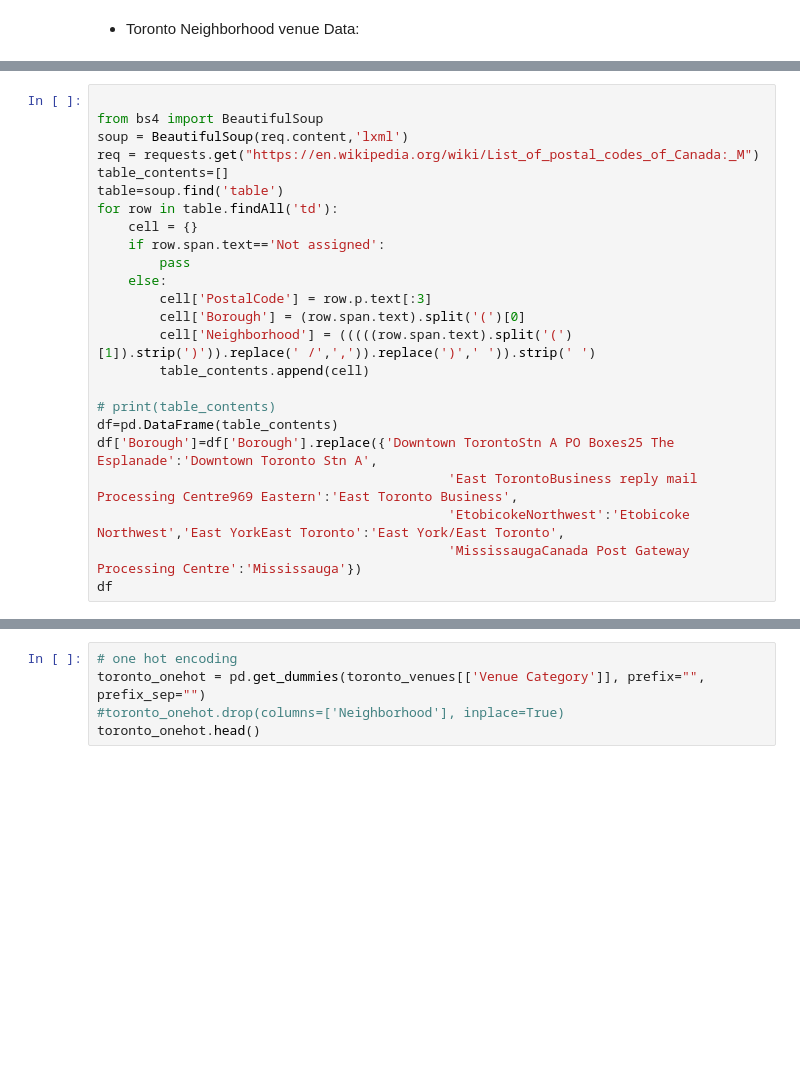
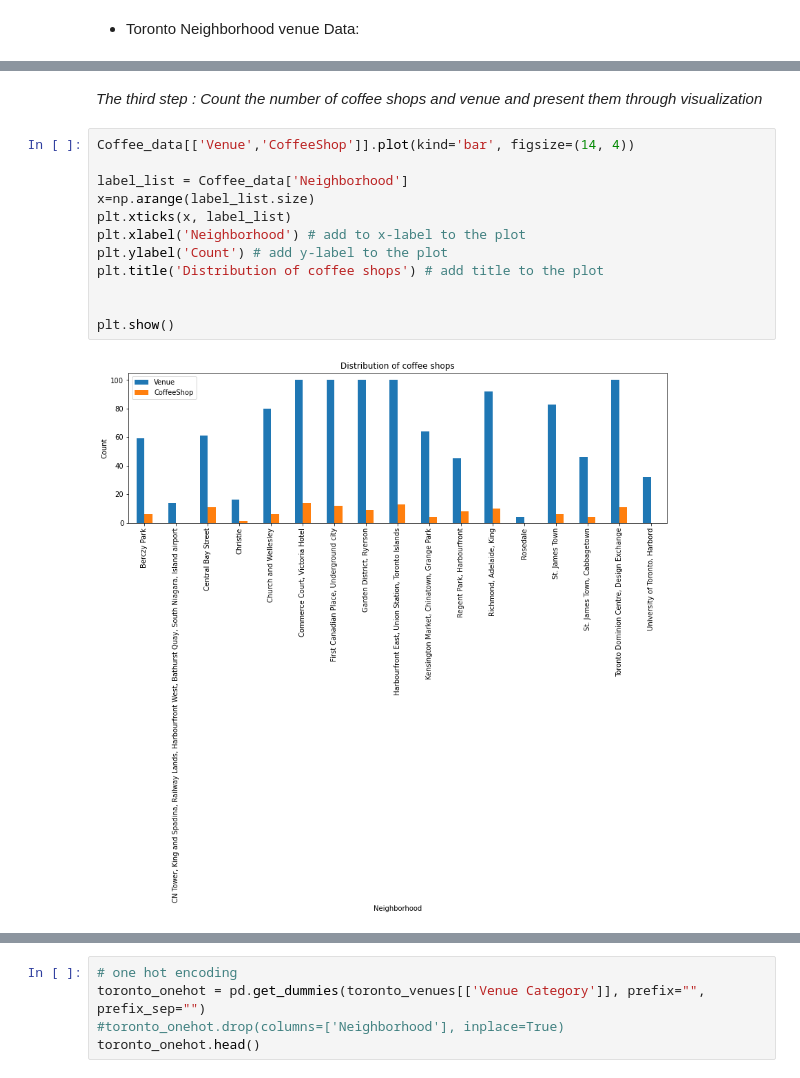
Before and after one commit to wthawk14/AppliedDataScienceCapstone, a Jupyter notebook: Applied Data Science Capstone Final_week2.ipynb, the cells around one changed output, grey strips where cells are left out. Drawn from its saved outputs; the diff is of its cells as text; blank space fills up the shorter version.

```diff
--- a/Applied Data Science Capstone Final_week2.ipynb
+++ b/Applied Data Science Capstone Final_week2.ipynb
@@ -116,24 +154,0 @@ Requirement already satisfied: six>=1.5 in /opt/conda/envs/Python-3.7-main/lib/p
-# %%
-
-from bs4 import BeautifulSoup
-soup = BeautifulSoup(req.content,'lxml')
-req = requests.get("https://en.wikipedia.org/wiki/List_of_postal_codes_of_Canada:_M")
-table_contents=[]
-table=soup.find('table')
-for row in table.findAll('td'):
-    cell = {}
-    if row.span.text=='Not assigned':
-        pass
-    else:
-        cell['PostalCode'] = row.p.text[:3]
-        cell['Borough'] = (row.span.text).split('(')[0]
-        cell['Neighborhood'] = (((((row.span.text).split('(')[1]).strip(')')).replace(' /',',')).replace(')',' ')).strip(' ')
-        table_contents.append(cell)
-
-# print(table_contents)
-df=pd.DataFrame(table_contents)
-df['Borough']=df['Borough'].replace({'Downtown TorontoStn A PO Boxes25 The Esplanade':'Downtown Toronto Stn A',
-                                             'East TorontoBusiness reply mail Processing Centre969 Eastern':'East Toronto Business',
-                                             'EtobicokeNorthwest':'Etobicoke Northwest','East YorkEast Toronto':'East York/East Toronto',
-                                             'MississaugaCanada Post Gateway Processing Centre':'Mississauga'})
-df
@@ -377,0 +268,16 @@ There are 203 uniques categories.
+# %% [markdown]
+*The third step : Count the number of coffee shops and venue and present them through visualization*
+# %%
+Coffee_data[['Venue','CoffeeShop']].plot(kind='bar', figsize=(14, 4))
+
+label_list = Coffee_data['Neighborhood']
+x=np.arange(label_list.size)
+plt.xticks(x, label_list)
+plt.xlabel('Neighborhood') # add to x-label to the plot
+plt.ylabel('Count') # add y-label to the plot
+plt.title('Distribution of coffee shops') # add title to the plot
+
+
+plt.show()
+# %% [output]
+[figure, added]
```
Also changed, not shown: parts of 46 cells of this notebook.
